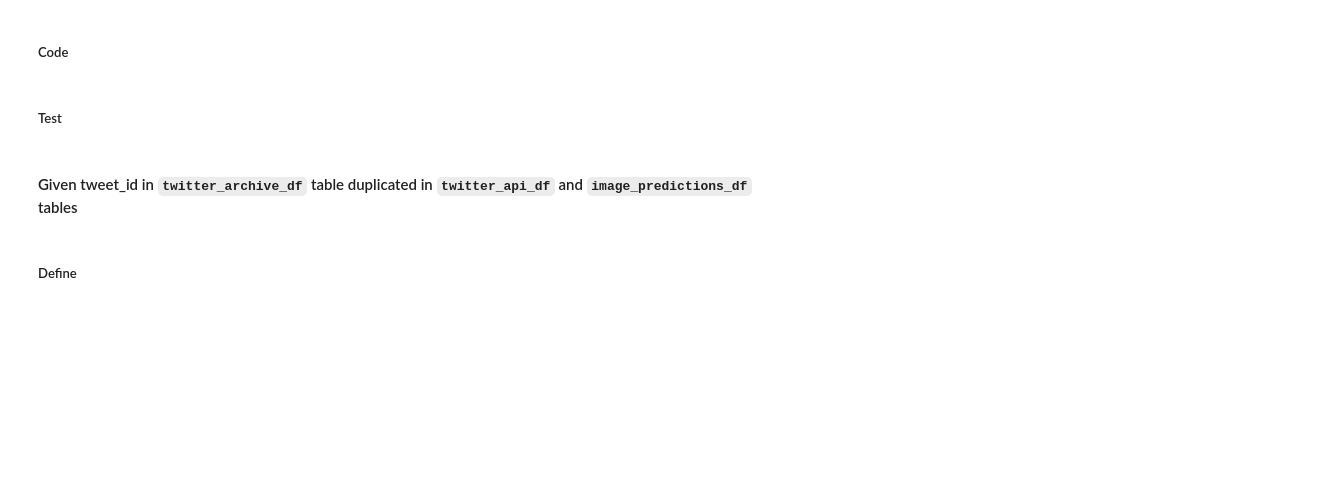
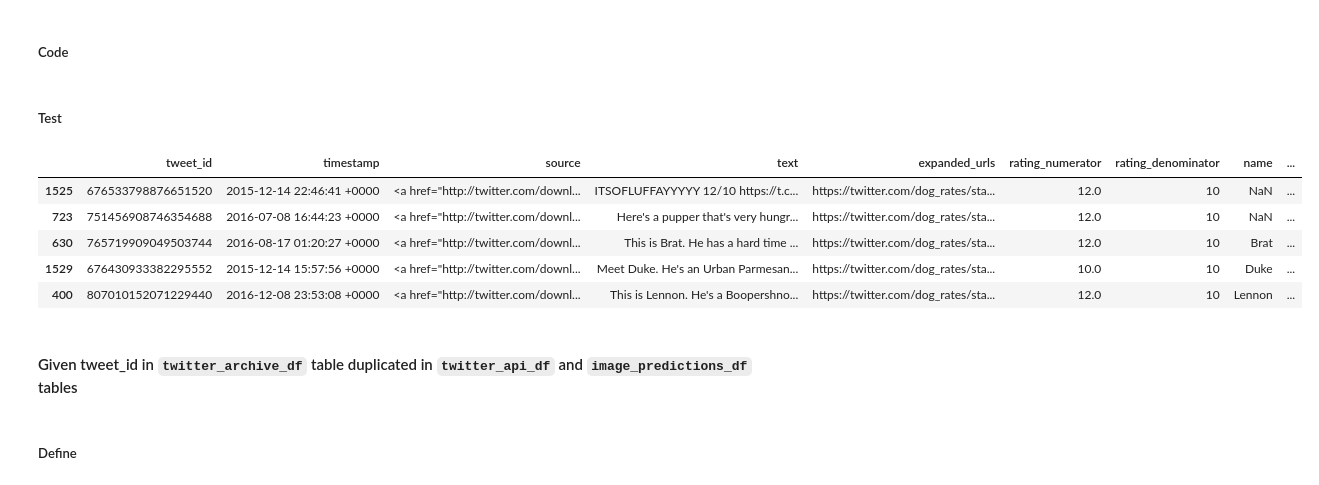
Before and after one commit to SidraEffendi/data-wrangling, a Jupyter notebook: wrangle_act.ipynb, the cells around one changed output. Saved outputs shown, nothing was run; the diff lists cells and outputs as text; code cells hidden in the pictures; blank space fills up the shorter version.

```diff
--- a/wrangle_act.ipynb
+++ b/wrangle_act.ipynb
@@ -662,0 +640,13 @@ dtype: int64
+# %%
+#list of text to match to.
+ignorelist=['[Nn]ot a [Dd]og', '[Pp]lease only send in [Dd]ogs','[Ww]e (only)? [Rr]ate [Dd]ogs' , 'stop sending (in)? (pics of)?']
+finallist=[]
+for ind in t_archive_clean.index:
+    text = t_archive_clean['text'][ind]
+    if any([re.search(r, text) for r in ignorelist]):
+        finallist.append(ind)
+#     print(t_archive_clean['name'][ind], t_archive_clean['text'][ind])
+#     if n:
+#         print(n.group(1))
+#         t_archive_clean['name'][ind] = n.group(1)
+len(finallist)
@@ -662,0 +655,4 @@ dtype: int64
+# %%
+#delete the tweets which do not concern dogs.
+t_archive_clean.drop(finallist, inplace=True)
+t_archive_clean.reset_index(drop=True, inplace=True)
@@ -735,7 +819,14 @@ t_archive_clean = pd.merge(t_archive_clean, t_api_clean,
 # %% [markdown]
 ##### Test
 # %%
-t_archive_clean
+t_archive_clean.sample(5)
+# %% [output]
+|  | tweet_id | timestamp | source | text | expanded_urls | rating_numerator | rating_denominator | name | ... |
+| 1525 | 676533798876651520 | 2015-12-14 22:46:41 +0000 | <a href="http://twitter.com/downl... | ITSOFLUFFAYYYYY 12/10 https://t.c... | https://twitter.com/dog_rates/sta... | 12.0 | 10 | NaN | ... |
+| 723 | 751456908746354688 | 2016-07-08 16:44:23 +0000 | <a href="http://twitter.com/downl... | Here's a pupper that's very hungr... | https://twitter.com/dog_rates/sta... | 12.0 | 10 | NaN | ... |
+| 630 | 765719909049503744 | 2016-08-17 01:20:27 +0000 | <a href="http://twitter.com/downl... | This is Brat. He has a hard time ... | https://twitter.com/dog_rates/sta... | 12.0 | 10 | Brat | ... |
+| 1529 | 676430933382295552 | 2015-12-14 15:57:56 +0000 | <a href="http://twitter.com/downl... | Meet Duke. He's an Urban Parmesan... | https://twitter.com/dog_rates/sta... | 10.0 | 10 | Duke | ... |
+| 400 | 807010152071229440 | 2016-12-08 23:53:08 +0000 | <a href="http://twitter.com/downl... | This is Lennon. He's a Boopershno... | https://twitter.com/dog_rates/sta... | 12.0 | 10 | Lennon | ... |
 # %% [markdown]
 #### Given tweet_id in `twitter_archive_df` table duplicated in `twitter_api_df` and `image_predictions_df` tables
 # %% [markdown]
```
Also changed, not shown: parts of 33 cells of this notebook.
